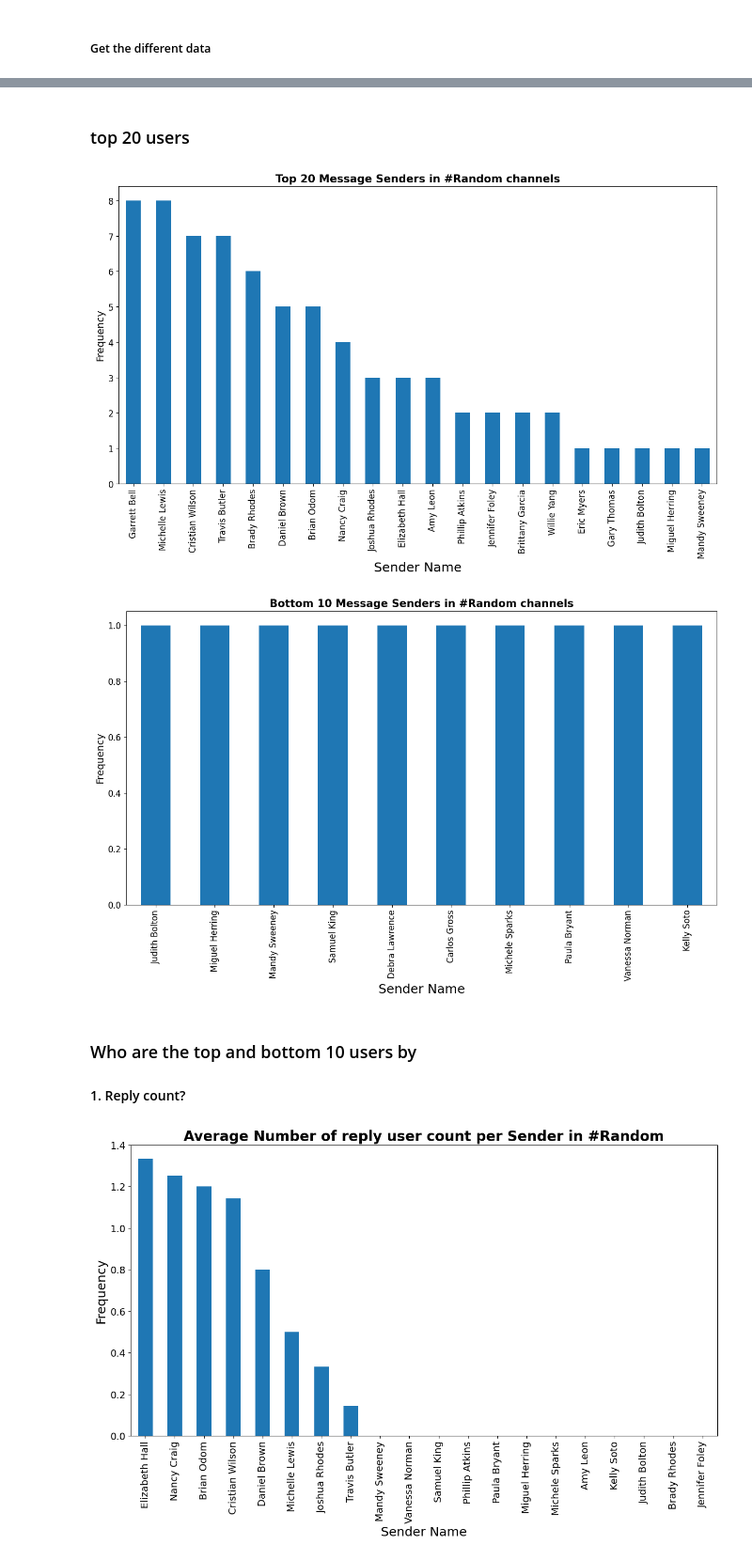
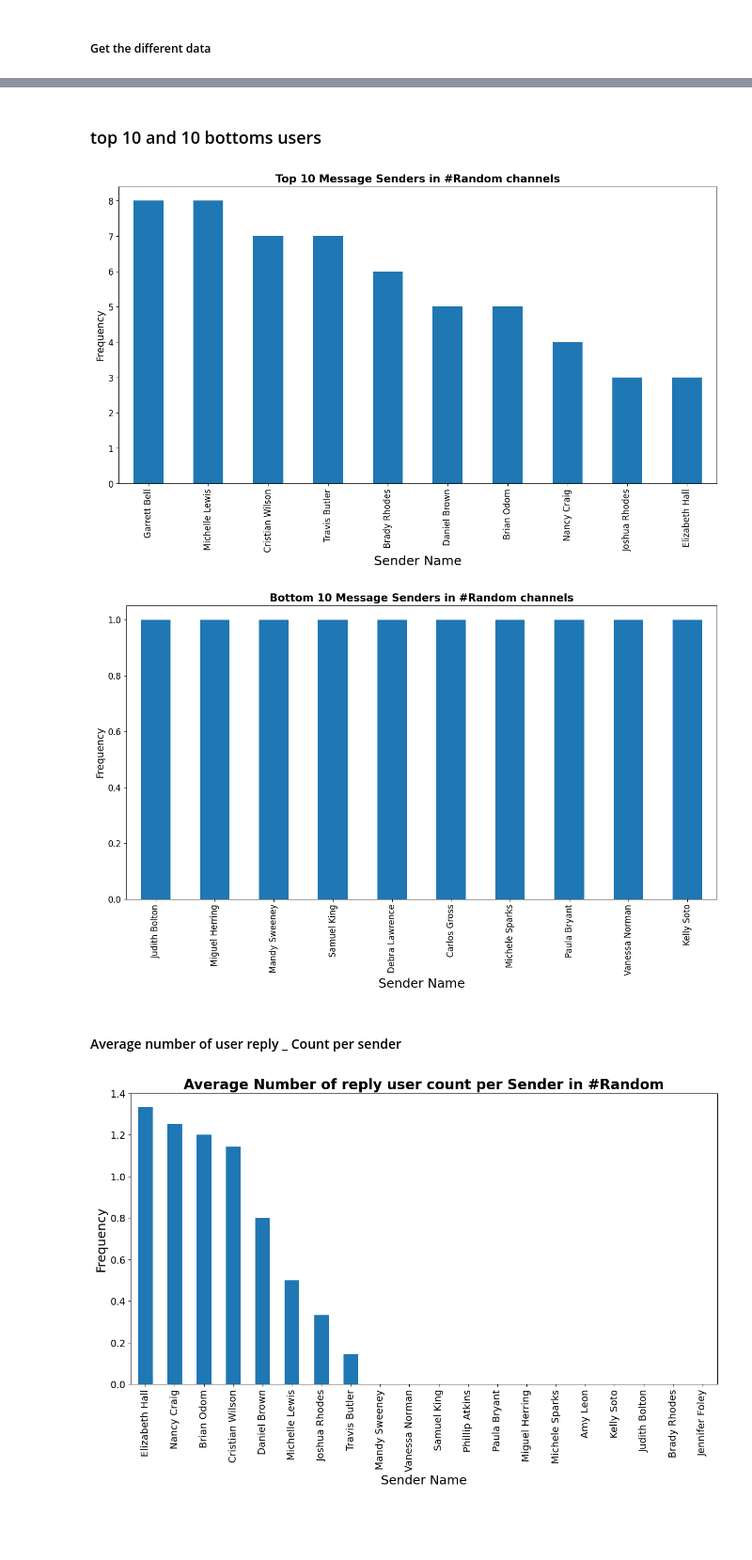
Before and after one commit to Roseco-crs/week0_starter_network_analysis, a Jupyter notebook: notebooks/parse_slack_data.ipynb, the cells around one changed output, grey strips where cells are left out. Shown at 94% size. Cells and saved outputs as stored; diff of their text form; code cells hidden in the pictures; blank space fills up the shorter version.

```diff
--- a/notebooks/parse_slack_data.ipynb
+++ b/notebooks/parse_slack_data.ipynb
@@ -89,11 +89,11 @@ def map_userid_2_realname(user_profile: dict, comm_dict: dict, plot=False):
 
     return ac_comm_dict
 # %%
-def get_top_20_user(data, channel='Random'):
+def get_top_10_user(data, channel='Random'):
     """get user with the highest number of message sent to any channel"""
 
-    data['sender_name'].value_counts()[:20].plot.bar(figsize=(15, 7.5))
-    plt.title(f'Top 20 Message Senders in #{channel} channels', size=15, fontweight='bold')
+    data['sender_name'].value_counts()[:10].plot.bar(figsize=(15, 7.5))
+    plt.title(f'Top 10 Message Senders in #{channel} channels', size=15, fontweight='bold')
     plt.xlabel("Sender Name", size=18); plt.ylabel("Frequency", size=14);
     plt.xticks(size=12); plt.yticks(size=12);
     plt.show()
@@ -200,15 +183,14 @@ c:\Users\Co2fi-crs\Documents\crs\Git\10Academy\week0_starter_network_analysis\da
 | 0 | raised_hands | 10 | U03UL5LSTG9,U03V785NLSU,U03UUR571... | Good morning everyone :blush: wel... | U03TEPYRM2P | all-week8 |
 | 1 | clap | 1 | U03UUMR26Q1 | Good morning everyone :blush: wel... | U03TEPYRM2P | all-week8 |
 # %% [markdown]
-### top 20 users
+### top 10 and 10 bottoms users
 # %%
-get_top_20_user(dataf, channel='Random')
+get_top_10_user(dataf, channel='Random')
 # %% [output]
-[figure, old version]
+[figure, new version]
 [figure]
-# %% [markdown]
-### Who are the top and bottom 10  users by
-#### 1. Reply count?
+# %% [markdown]
+#### Average number of user reply _ Count per sender
 # %%
 draw_avg_reply_users_count(dataf, channel='Random')
 # %% [output]
```
Also changed, not shown: parts of 4 cells of this notebook, 20 other files.
